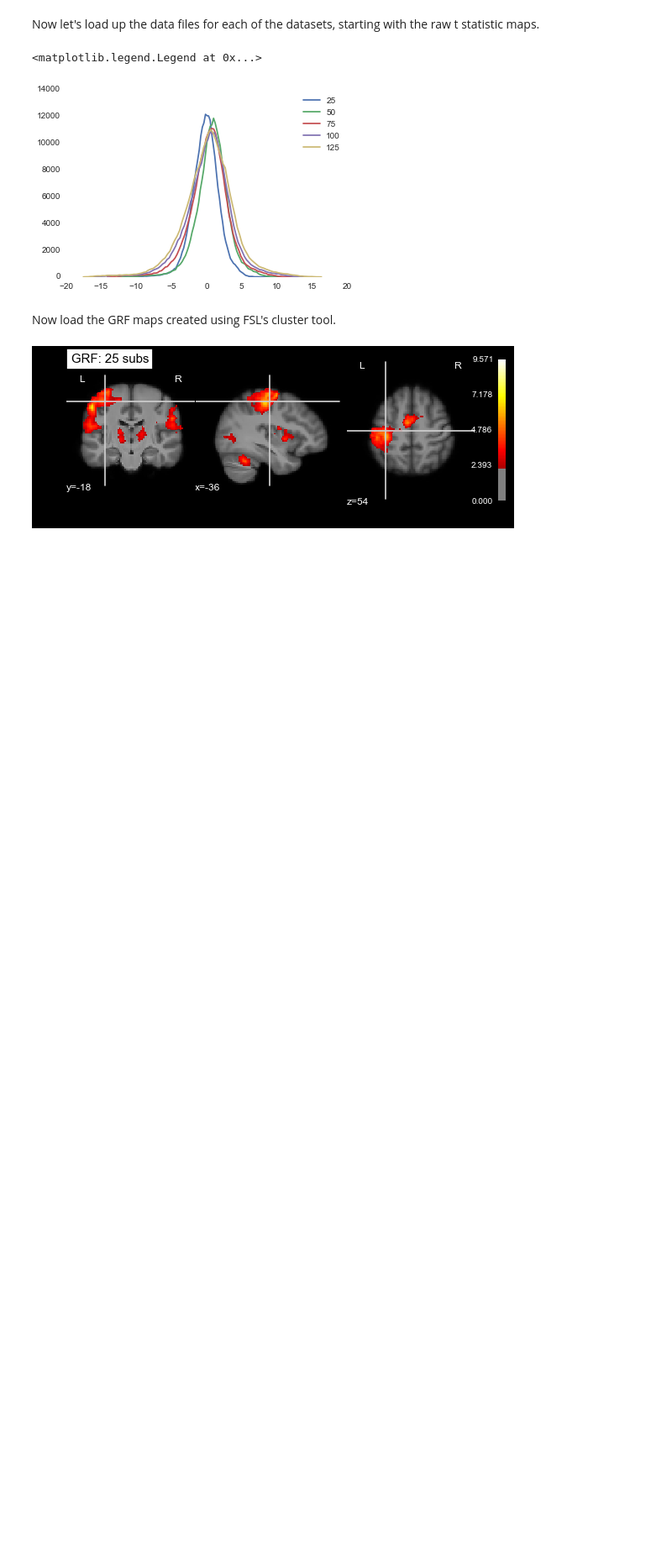
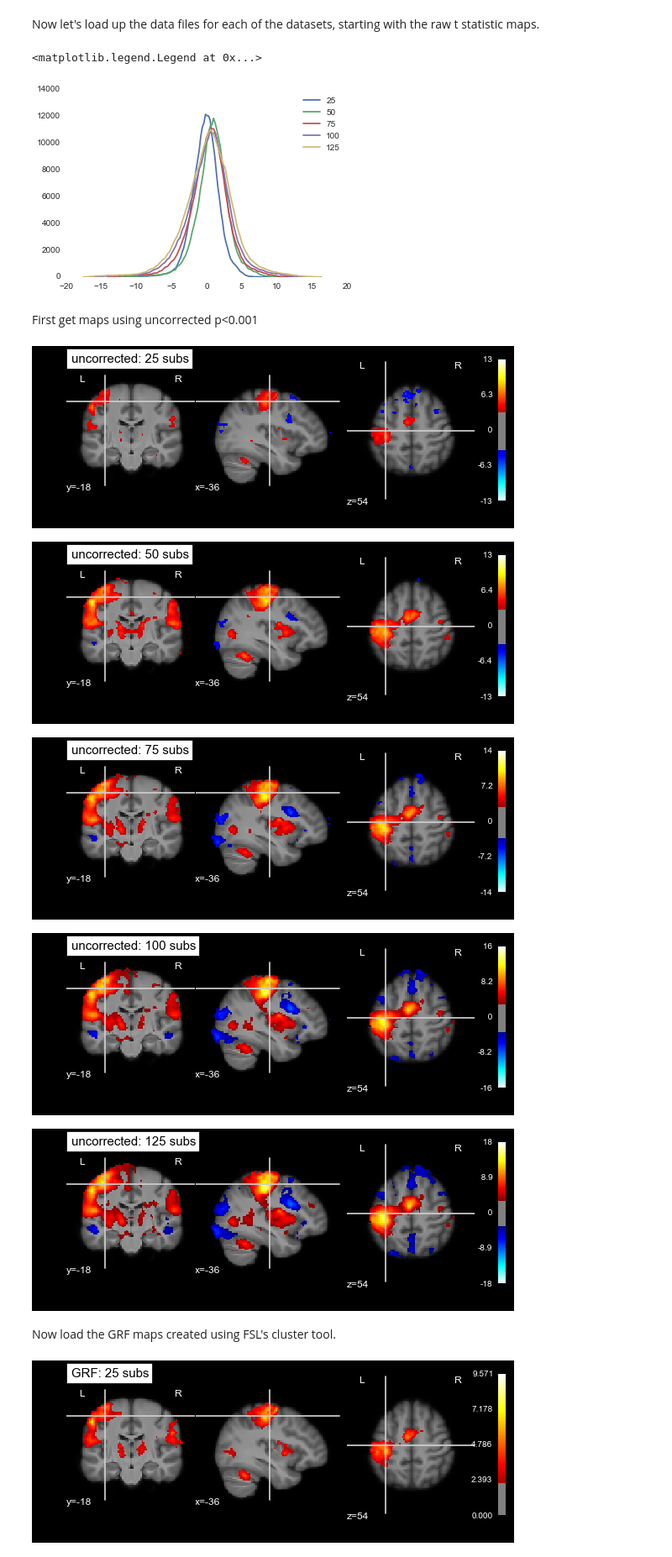
Before and after one commit to poldrack/fmri-stats, a Jupyter notebook: thresholding/Thresolding.ipynb, the cells around one changed output. Shown at 84% size. Drawn from its saved outputs; the diff is of its cells as text; code cells hidden in the pictures; blank space fills up the shorter version.

Commit message:
finished first version, waiting for VN results

```diff
--- a/thresholding/Thresolding.ipynb
+++ b/thresholding/Thresolding.ipynb
@@ -29,6 +30,22 @@ plt.legend(nvals)
 # %% [output]
 <matplotlib.legend.Legend at 0x...>
 [figure]
+# %% [markdown]
+First get maps using uncorrected p<0.001
+# %%
+unc_nvox={}
+for n in nvals:
+    cutoff=scipy.stats.t.ppf(1.-0.001,n)
+    unc_nvox[n]=numpy.sum(tstat[n]>cutoff)
+    plotting.plot_stat_map('data/tt_%dsubs_tstat1.nii.gz'%n, bg_img='data/bg_image.nii.gz',
+                       threshold=cutoff, title="uncorrected: %d subs"%n,
+                       cut_coords=(-36,-18,54))
+# %% [output]
+[figure, added]
+[figure, added]
+[figure, added]
+[figure, added]
+[figure, added]
 # %% [markdown]
 Now load the GRF maps created using FSL's cluster tool.
 # %%
```
Also changed, not shown: parts of 10 cells of this notebook, 17 other files.
